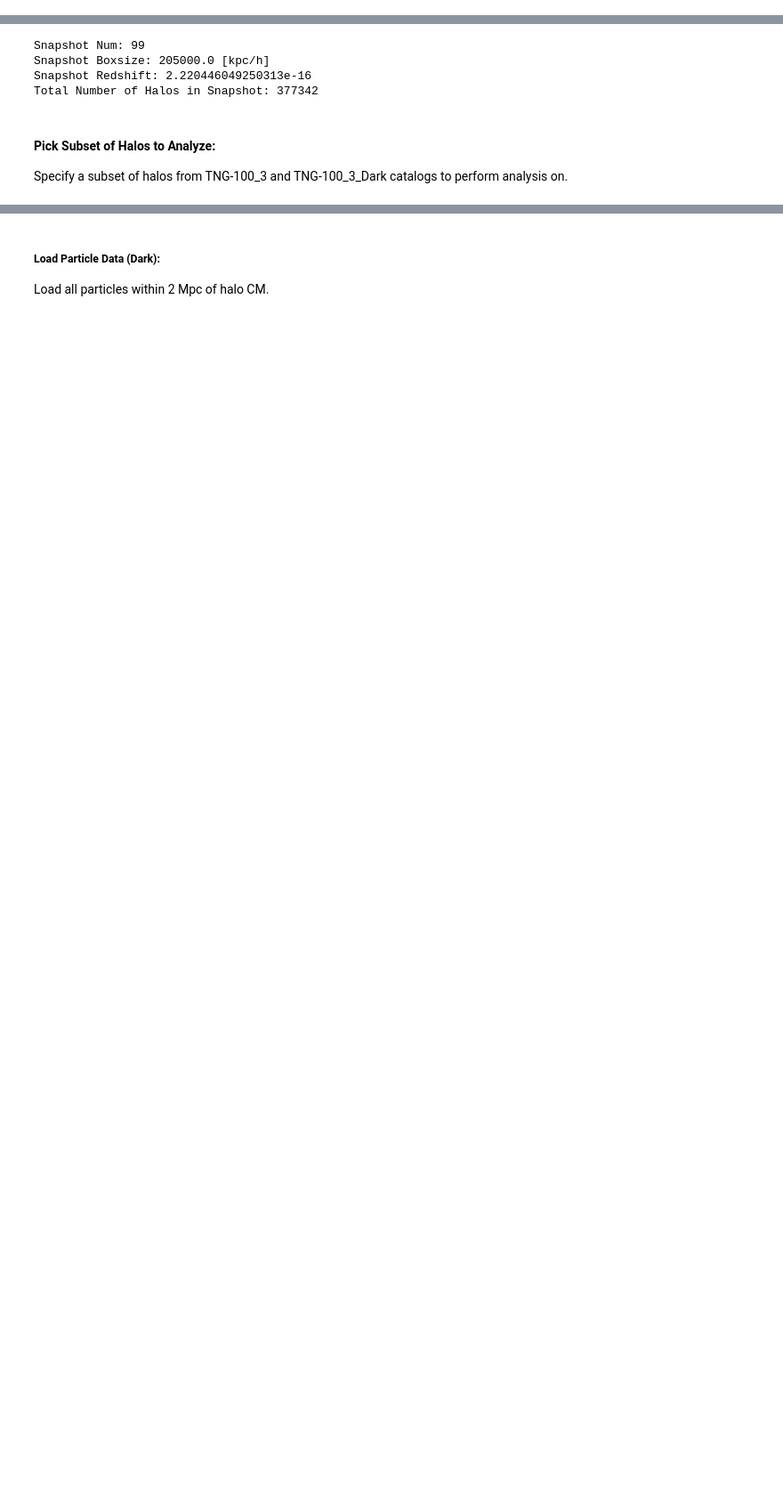
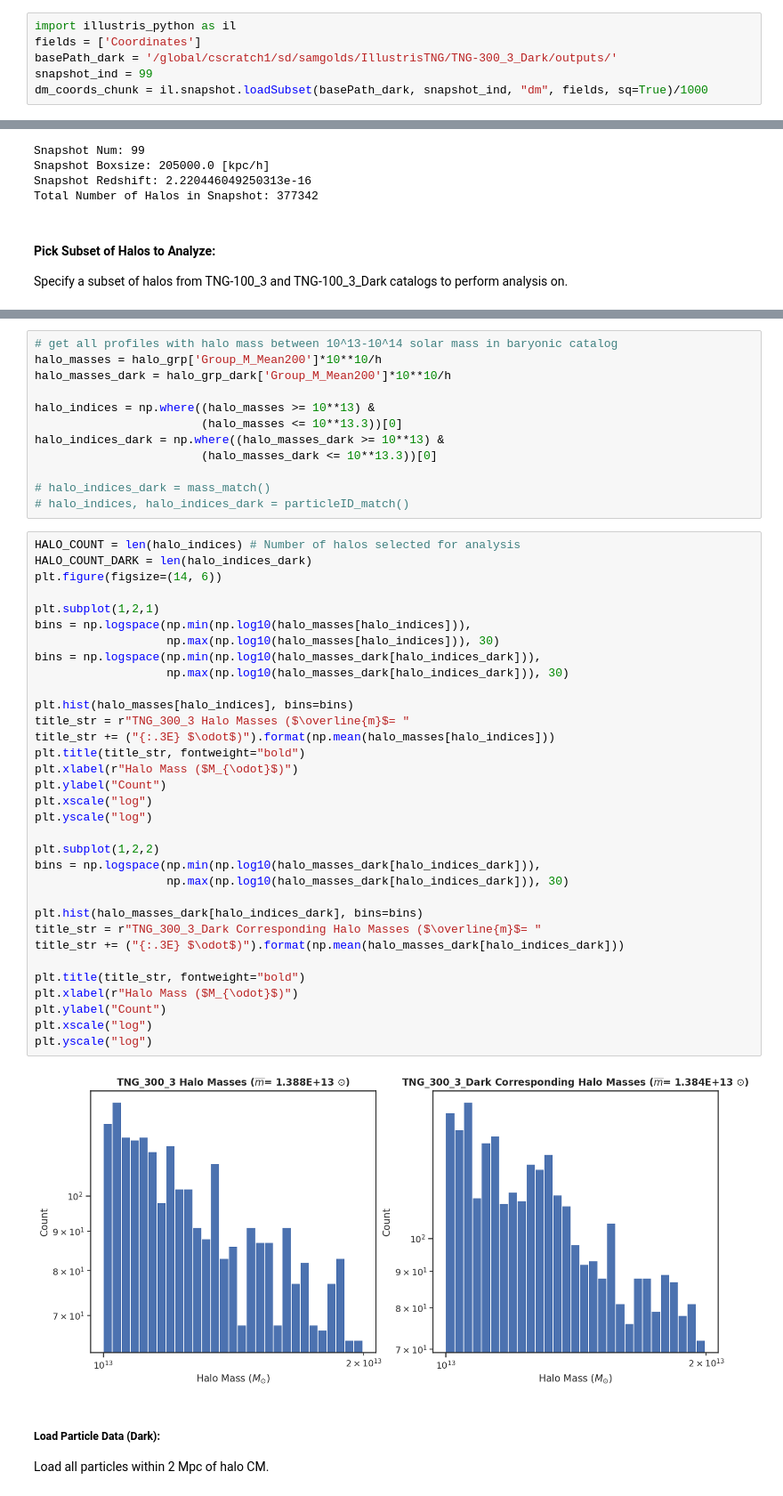
Before and after one commit to samgolds/tng-splashback-measurements, a Jupyter notebook: extended_halo_particles.ipynb, the cells around one changed output, grey strips where cells are left out. Shown: that part at 89% size. Saved outputs shown, nothing was run; the diff lists cells and outputs as text; blank space fills up the shorter version.

```diff
--- a/extended_halo_particles.ipynb
+++ b/extended_halo_particles.ipynb
@@ -2,3 +2,9 @@
 #### **Density Profile Comparisons**:
 
 Notebook for calculation of 2D and 3D density profiles of galaxies, dark matter, and gas.
+# %%
+import illustris_python as il
+fields = ['Coordinates']
+basePath_dark = '/global/cscratch1/sd/samgolds/IllustrisTNG/TNG-300_3_Dark/outputs/'
+snapshot_ind = 99
+dm_coords_chunk = il.snapshot.loadSubset(basePath_dark, snapshot_ind, "dm", fields, sq=True)/1000
@@ -183,3 +200,50 @@ plt.yscale("log")
+# %%
+# get all profiles with halo mass between 10^13-10^14 solar mass in baryonic catalog
+halo_masses = halo_grp['Group_M_Mean200']*10**10/h
+halo_masses_dark = halo_grp_dark['Group_M_Mean200']*10**10/h
+
+halo_indices = np.where((halo_masses >= 10**13) &
+                        (halo_masses <= 10**13.3))[0]
+halo_indices_dark = np.where((halo_masses_dark >= 10**13) &
+                        (halo_masses_dark <= 10**13.3))[0]
+
+# halo_indices_dark = mass_match()
+# halo_indices, halo_indices_dark = particleID_match()
+# %%
+HALO_COUNT = len(halo_indices) # Number of halos selected for analysis
+HALO_COUNT_DARK = len(halo_indices_dark)
+plt.figure(figsize=(14, 6))
+
+plt.subplot(1,2,1)
+bins = np.logspace(np.min(np.log10(halo_masses[halo_indices])),
+                   np.max(np.log10(halo_masses[halo_indices])), 30)
+bins = np.logspace(np.min(np.log10(halo_masses_dark[halo_indices_dark])),
+                   np.max(np.log10(halo_masses_dark[halo_indices_dark])), 30)
+
+plt.hist(halo_masses[halo_indices], bins=bins)
+title_str = r"TNG_300_3 Halo Masses ($\overline{m}$= "
+title_str += ("{:.3E} $\odot$)").format(np.mean(halo_masses[halo_indices]))
+plt.title(title_str, fontweight="bold")
+plt.xlabel(r"Halo Mass ($M_{\odot}$)")
+plt.ylabel("Count")
+plt.xscale("log")
+plt.yscale("log")
+
+plt.subplot(1,2,2)
+bins = np.logspace(np.min(np.log10(halo_masses_dark[halo_indices_dark])),
+                   np.max(np.log10(halo_masses_dark[halo_indices_dark])), 30)
+
+plt.hist(halo_masses_dark[halo_indices_dark], bins=bins)
+title_str = r"TNG_300_3_Dark Corresponding Halo Masses ($\overline{m}$= "
+title_str += ("{:.3E} $\odot$)").format(np.mean(halo_masses_dark[halo_indices_dark]))
+
+plt.title(title_str, fontweight="bold")
+plt.xlabel(r"Halo Mass ($M_{\odot}$)")
+plt.ylabel("Count")
+plt.xscale("log")
+plt.yscale("log")
+# %% [output]
+[figure, added]
 # %% [markdown]
 ##### **Load Particle Data (Dark):**
 
```
Also changed, not shown: parts of 27 cells of this notebook, 2 other files.
